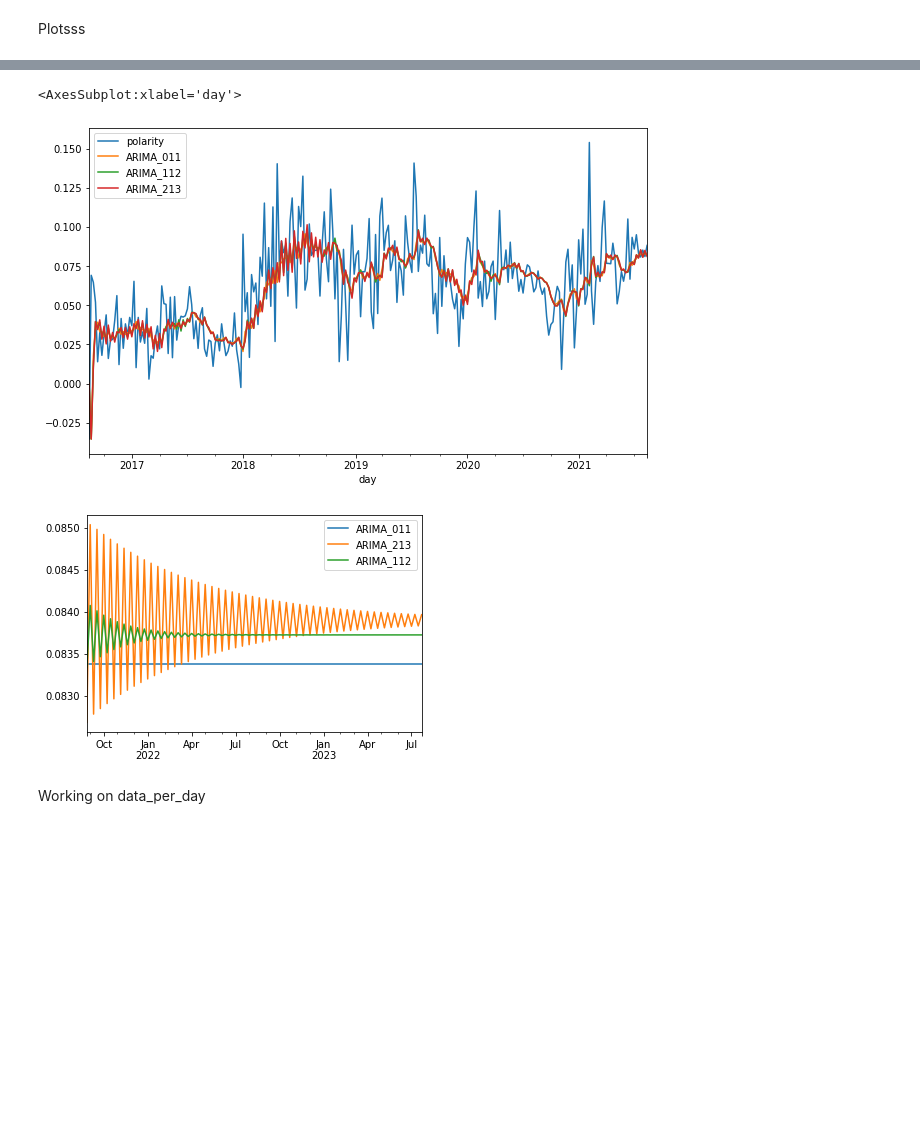
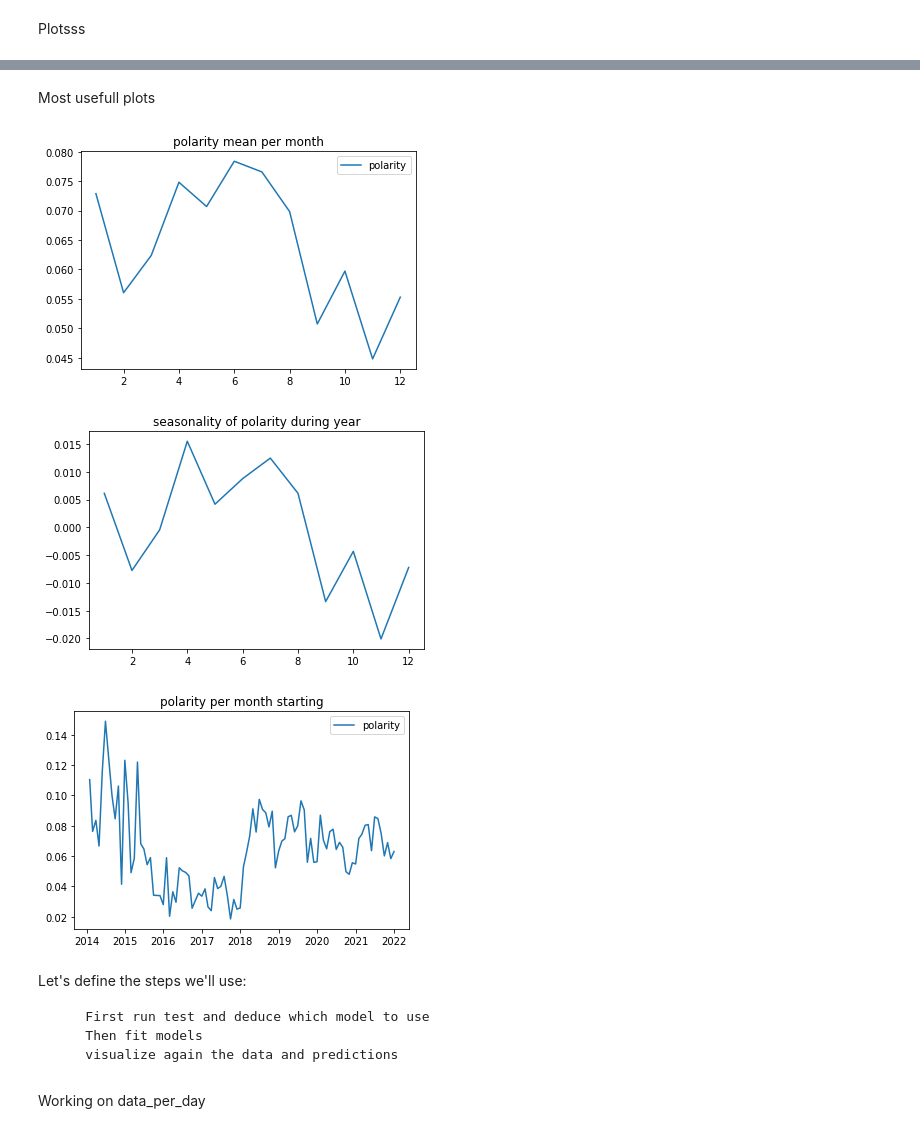
Before and after one commit to JulienF-Q/PBHLTH132, a Jupyter notebook: ph_notebook.ipynb, the cells around one changed output, grey strips where cells are left out. Cells and saved outputs as stored; diff of their text form; code cells hidden in the pictures; blank space fills up the shorter version.

```diff
--- a/ph_notebook.ipynb
+++ b/ph_notebook.ipynb
@@ -165,22 +119,20 @@ ARIMA_213 = ARIMA(data_per_week.polarity, order= (2,1,3)).fit()
-# %%
-start, end = data_per_week.index[0], data_per_week.index[-1]
-
-data_per_week['ARIMA_011'] = ARIMA_011.predict(start, end)
-data_per_week['ARIMA_112'] = ARIMA_112.predict(start, end)
-data_per_week['ARIMA_213'] = ARIMA_213.predict(start, end)
-
-data_per_week[["polarity", "ARIMA_011", "ARIMA_112", "ARIMA_213"]].plot(figsize=(10, 6))
-# %% [output]
-<AxesSubplot:xlabel='day'>
-[figure, removed]
-# %%
-pred_start, pred_end = len(data_per_week) + 1,len(data_per_week)+100
-preds = pd.DataFrame(ARIMA_011.predict(pred_start, pred_end))
-preds.columns = ['ARIMA_011']
-preds['ARIMA_213'] = ARIMA_213.predict(pred_start, pred_end)
-preds['ARIMA_112'] = ARIMA_112.predict(pred_start, pred_end)
-preds['ARIMA_112'] = ARIMA_112.predict(pred_start, pred_end)
-preds.plot()
-plt.show()
-# %% [output]
-[figure, removed]
+# %% [markdown]
+Most usefull plots
+# %%
+t = seasonal_decompose(data_per_month.polarity, model='additive')
+plot_df(data_per_day.groupby(data_per_day.index.month).mean(), "mean per month", y_col_names=["polarity"])
+
+t.seasonal.groupby(t.seasonal.index.month).mean().plot(title="seasonality of polarity during year")
+plt.plot()
+
+plot_df(data_per_day.groupby(pd.Grouper(freq="M")).mean(), "per month starting", y_col_names= ['polarity'])
+# %% [output]
+[figure, added]
+[figure, added]
+[figure, added]
+# %% [markdown]
+Let's define the steps we'll use:
+
+        First run test and deduce which model to use
+        Then fit models
+        visualize again the data and predictions
```
Also changed, not shown: parts of 28 cells of this notebook.
